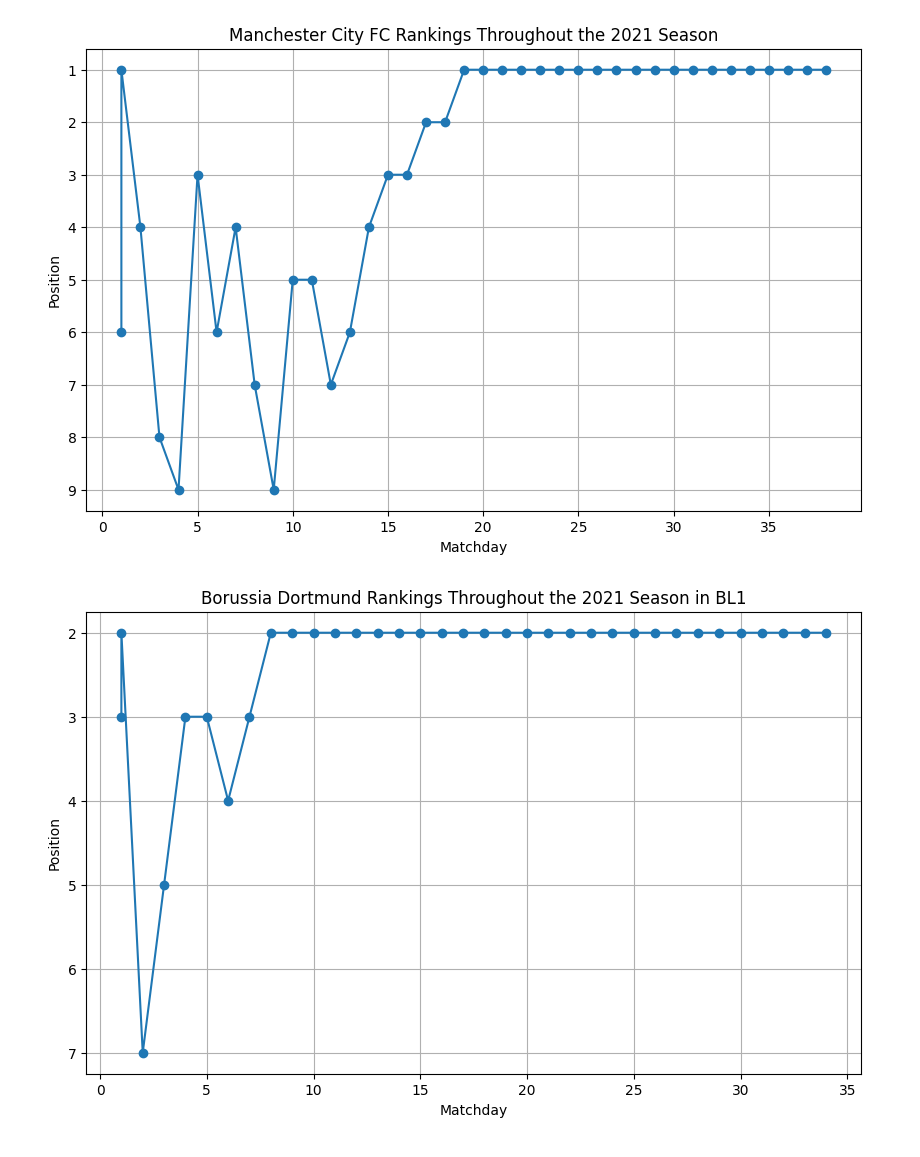
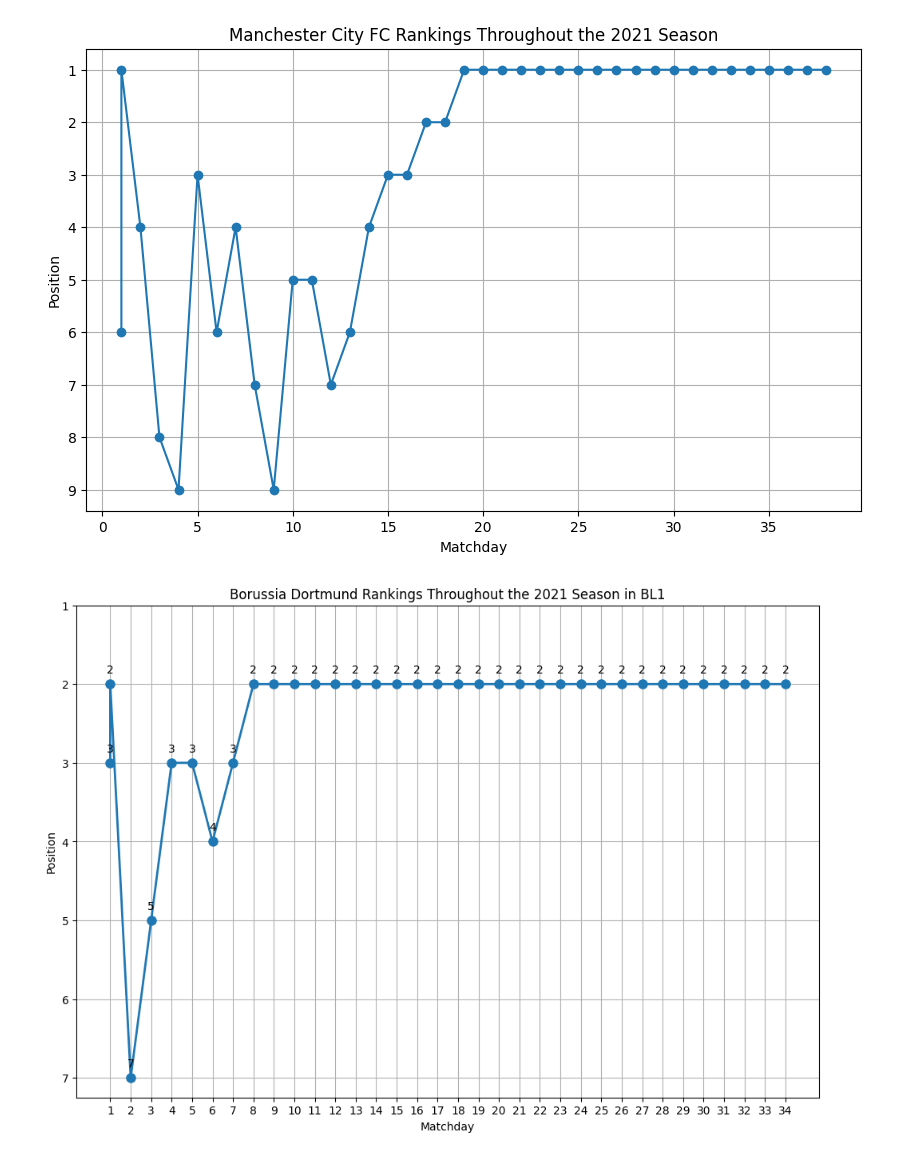
Before and after one commit to honzaskl/Football_Top_Leagues_Analysis, a Jupyter notebook: IES_python.ipynb, the cells around one changed output. Drawn from its saved outputs; the diff is of its cells as text; code cells hidden in the pictures.

```diff
--- a/IES_python.ipynb
+++ b/IES_python.ipynb
@@ -197,33 +197,40 @@ for matchday in range(1, total_matchdays + 1):
                                 'playedGames': entry['playedGames'],
                             })
         else:
             print(f"No standings data found for matchday {matchday}")
 
         time.sleep(10)
     else:
         print(f"Failed to retrieve data for matchday {matchday}: ", response.status_code)
         print(response.text)  # Print the response text for more details
 
         if response.status_code == 429:
             time.sleep(10)
 
 
 standings_df = pd.DataFrame(all_standings)
 
 # Plotting the time series graph
 team_name = 'Borussia Dortmund'
 team_data = standings_df[standings_df['team_name'] == team_name]
 
 if not team_data.empty:
-    plt.figure(figsize=(10, 6))
-    plt.plot(team_data['matchday'], team_data['position'], marker='o')
+    plt.figure(figsize=(12, 8))
+    plt.plot(team_data['matchday'], team_data['position'], marker='o', linestyle='-', linewidth=2, markersize=8)
+
+    # Annotate each point with its position
+    for idx, row in team_data.iterrows():
+        plt.annotate(row['position'], (row['matchday'], row['position']), textcoords="offset points", xytext=(0,10), ha='center')
+
     plt.gca().invert_yaxis()  # Invert y-axis to show 1 at the top
     plt.title(f"{team_name} Rankings Throughout the 2021 Season in {league_code}")
     plt.xlabel("Matchday")
     plt.ylabel("Position")
     plt.grid(True)
+    plt.xticks(range(1, total_matchdays + 1))  # Show every matchday on x-axis
+    plt.yticks(range(1, max(team_data['position']) + 1))  # Show every position on y-axis
     plt.show()
 else:
     print(f"No data found for team {team_name}")
 # %% [output]
-[figure, old version]
+[figure, new version]
```
